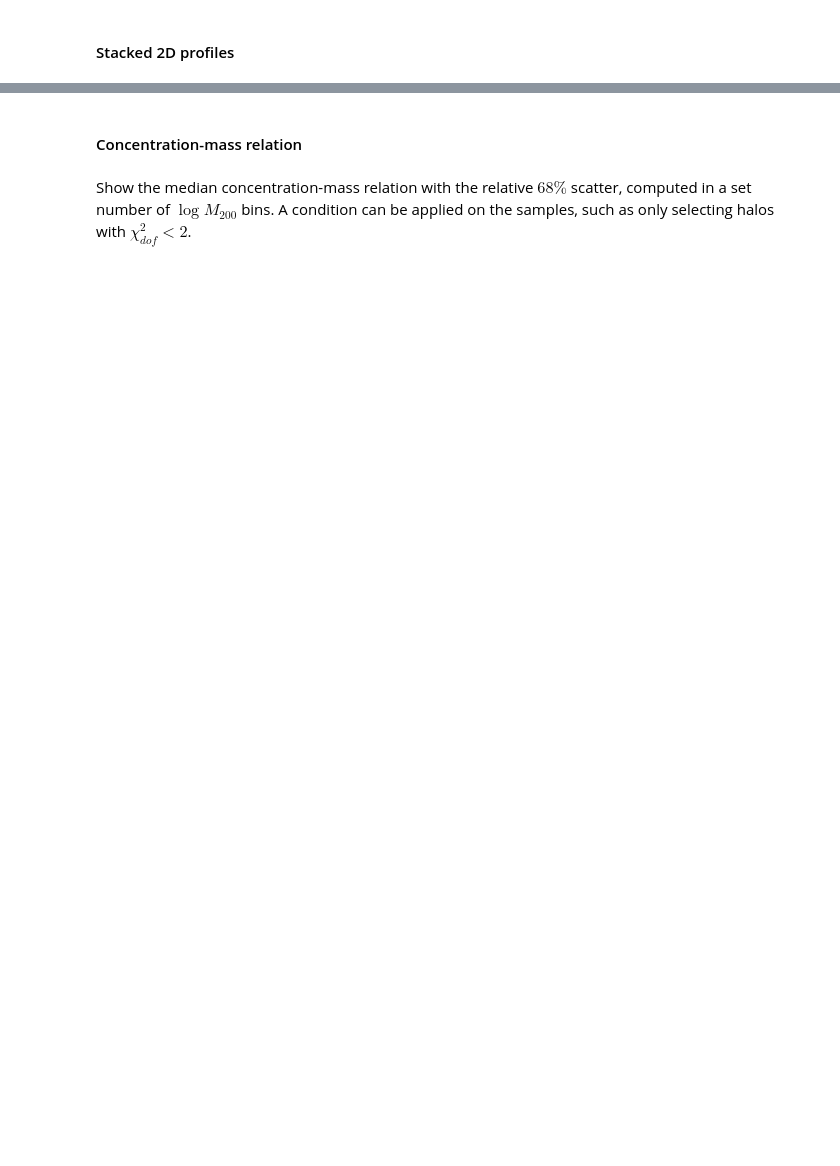
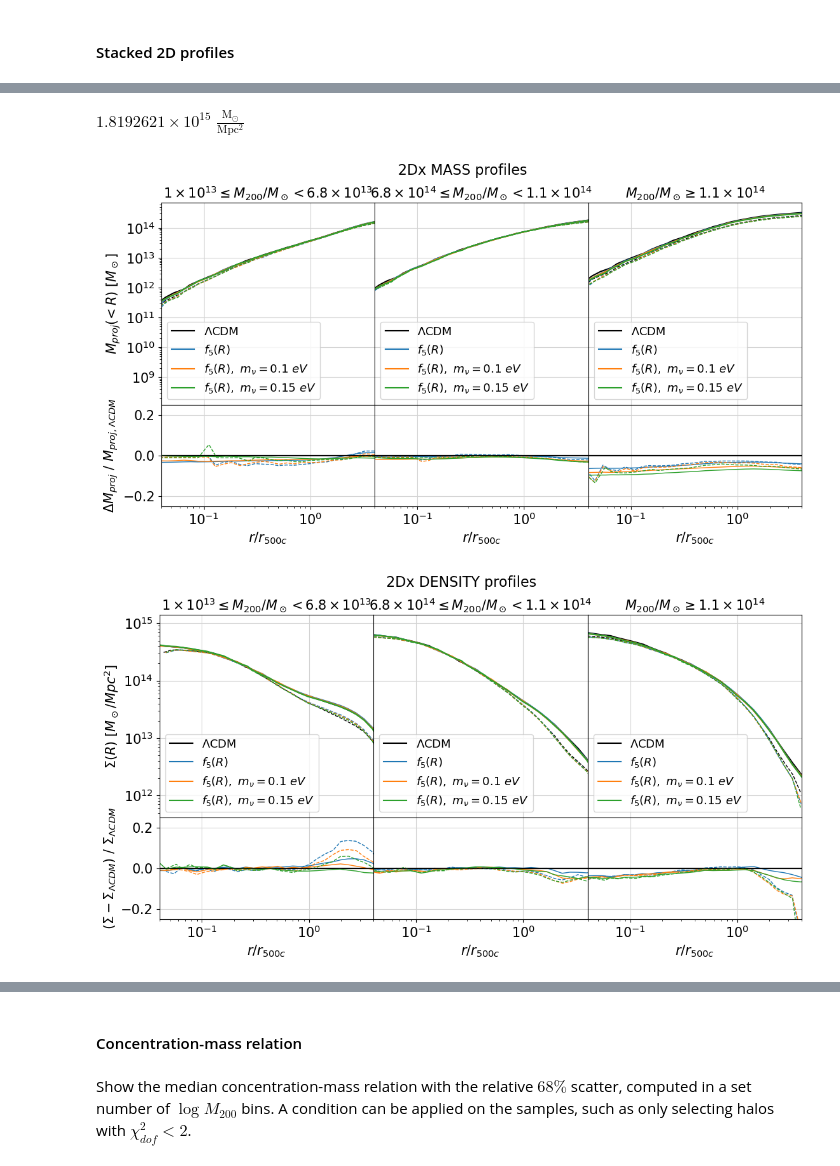
Before and after one commit to Giovanni-Ferron/HaloProfileFit, a Jupyter notebook: FitAndPlot.ipynb, the cells around one changed output, grey strips where cells are left out. Drawn from its saved outputs; the diff is of its cells as text; code cells hidden in the pictures; blank space fills up the shorter version.

```diff
--- a/FitAndPlot.ipynb
+++ b/FitAndPlot.ipynb
@@ -723,0 +726,11 @@ for quantity, q_label, q_label_diff in zip(plot_quantities, quantity_labels, qua
+# %%
+c = 3e5 * u.km / u.s
+G = G_mpc * u.Msun**-1 * u.Mpc * u.km**2 * u.s**-2
+n_g = 26 * u.arcmin**-2
+
+z = sim_props["LCDM"]["COSM_PARS"][-1] * cu.redshift
+Dls_Ds = 3.60 * u.arcmin**-1 / np.sqrt(n_g)
+
+Dl = z.to(u.Mpc, cu.redshift_distance(cosmo, kind="comoving")) / (1 + z.to(u.dimensionless_unscaled))
+
+sigma_crit = c**2 / (4 * np.pi * G) / Dls_Ds / Dl
@@ -724,3 +791,7 @@ for quantity, q_label, q_label_diff in zip(plot_quantities, quantity_labels, qua
+# %%
+sigma_crit
+# %% [output]
+$1.8192621 \times 10^{15} \; \mathrm{\frac{M_{\odot}}{Mpc^{2}}}$
 # %%
 #Quantities and labels used in plotting, used for both the stacked profiles and relative differences panels
 plot_quantities = ["MASS", "DENSITY", "DELTA_SIGMA"]
@@ -739,7 +810,7 @@ for dim in projections:
 
             for sim_type in sim_batch:
                 R = halo_profiles_2D[sim_type][dim]["R"][0]    #In units of r500
-                M200 = halo_props[sim_type]["M200"]
+                M200 = fit_pars_3D[sim_type]["NFW"]["MASS"]["M200"]
 
                 for k in range(len(mass_intervals)):
                     quantity_profile = halo_profiles_2D[sim_type][dim][quantity]
@@ -766,7 +837,7 @@ for dim in projections:
 
                     profile_low, profile_high = np.quantile(quantity_profile[idx, :], [0.16, 0.84], axis=0)
 
-                    M200_lcdm = halo_props[sim_batch[0]]["M200"]
+                    M200_lcdm = fit_pars_3D[sim_batch[0]]["NFW"]["MASS"]["M200"]
 
                     if k != len(mass_intervals) - 1:
                         idx_lcdm = np.where(np.logical_and(M200_lcdm >= mass_intervals[k], M200_lcdm < mass_intervals[k + 1]))[0]
@@ -781,9 +852,25 @@ for dim in projections:
                     #Plot the mean and median profiles, with different limits for BETA
                     with np.errstate(divide="ignore", invalid="ignore"):
                         if sim_type == sim_batch[0]:
-                            ax0.fill_between(R, profile_low, profile_high, color="black", alpha=0.1)
+                            # ax0.fill_between(R, profile_low, profile_high, color="black", alpha=0.1)
                             line, = ax0.loglog(R, mean_profile, color="black", label=model_names[sim_type])
                             ax0.loglog(R[median_profile > 0], median_profile[median_profile > 0], color="black", linestyle="--", lw=1.)
+
+                            if quantity == "DELTA_SIGMA":
+                                err_bars = error[k]
+                                cond_r = (R > r_lim_r500[k])
+                                ax0.fill_between(R[cond_r], np.mean(quantity_profile[idx, :], axis=0)[cond_r] - err_bars, np.mean(quantity_profile[idx, :], axis=0)[cond_r] + err_bars, color="black", alpha=0.1)
+                                ax0.fill_between(R[cond_r], np.mean(quantity_profile[idx, :], axis=0)[cond_r] - err_bars/np.sqrt(10), np.mean(quantity_profile[idx, :], axis=0)[cond_r] + err_bars/np.sqrt(10), color="black", alpha=0.09)
+                                ax0.fill_between(R[cond_r], np.mean(quantity_profile[idx, :], axis=0)[cond_r] - err_bars/np.sqrt(100), np.mean(quantity_profile[idx, :], axis=0)[cond_r] + err_bars/np.sqrt(100), color="black", alpha=0.1)
+
+                                ax1.fill_between(R[cond_r], (-err_bars) / np.mean(quantity_profile, axis=0)[cond_r],
+                                 (err_bars) / np.mean(quantity_profile, axis=0)[cond_r], color="black", alpha=0.1)
+
+                                ax1.fill_between(R[cond_r], (-err_bars/np.sqrt(10)) / np.mean(quantity_profile, axis=0)[cond_r],
+                                 (err_bars/np.sqrt(10)) / np.mean(quantity_profile, axis=0)[cond_r], color="black", alpha=0.09)
+
+                                ax1.fill_between(R[cond_r], (-err_bars/np.sqrt(100)) / np.mean(quantity_profile, axis=0)[cond_r],
+                                 (err_bars/np.sqrt(100)) / np.mean(quantity_profile, axis=0)[cond_r], color="black", alpha=0.1)
 
                         else:
                             line, = ax0.loglog(R, mean_profile, label=model_names[sim_type])
@@ -794,32 +881,35 @@ for dim in projections:
                                 median_diff = (median_profile - np.median(lcdm_profile, axis=0)) / np.median(lcdm_profile, axis=0)
                                 ax1.plot(R, mean_diff, linestyle="-", lw=1., color=line.get_color())
                                 ax1.plot(R[median_lcdm != 0], median_diff[median_lcdm != 0], linestyle="--", lw=1., color=line.get_color())
 
                         ax0.set_xlim(0.04, 4.)
-                        ax1.set_ylim(-1., 1.)
+                        ax1.set_ylim(-0.25, 0.25)
 
                     ax0.tick_params(axis="y", which="both", labelsize=15)
                     ax1.tick_params(axis="y", which="both", labelsize=15)
 
                     if k != 0:
                         ax0.tick_params(axis="y", which="both", left=False, labelleft=False)
                         ax1.tick_params(axis="y", which="both", left=False, labelleft=False)
 
                     ax0.set_title(plot_titles[k], size=15)
                     ax0.legend(prop={"size": 13})
                     ax0.grid(color="lightgrey")
 
                     ax1.set_xlabel("$r/r_{500c}$", size=15)
                     ax1.tick_params(axis="x", which="both", labelsize=15)
                     ax1.axhline(0, linestyle="-", color="black", alpha=0.6)
                     ax1.grid(color="lightgrey")
 
             fig.tight_layout()
             fig.subplots_adjust(hspace=0., wspace=0.)
             fig.suptitle("2D" + dim + " " + quantity + " profiles", size=16, y=1.03)
 
             ax[0, 0].set_ylabel(q_label, size=15)
             ax[1, 0].set_ylabel(q_label_diff, size=15)
 
             if save_plots:
-                fig.savefig(fig_path + "/" + quantity + "_PROFILES_2D" + dim + "_" + b + ".pdf", dpi=300, bbox_inches='tight')
+                fig.savefig(fig_path + "/" + quantity + "_PROFILES_2D" + dim + "_z05" + ".png", dpi=300, bbox_inches='tight')
+# %% [output]
+[figure, added]
+[figure, added]
```
Also changed, not shown: parts of 13 cells of this notebook, 1 other file.
